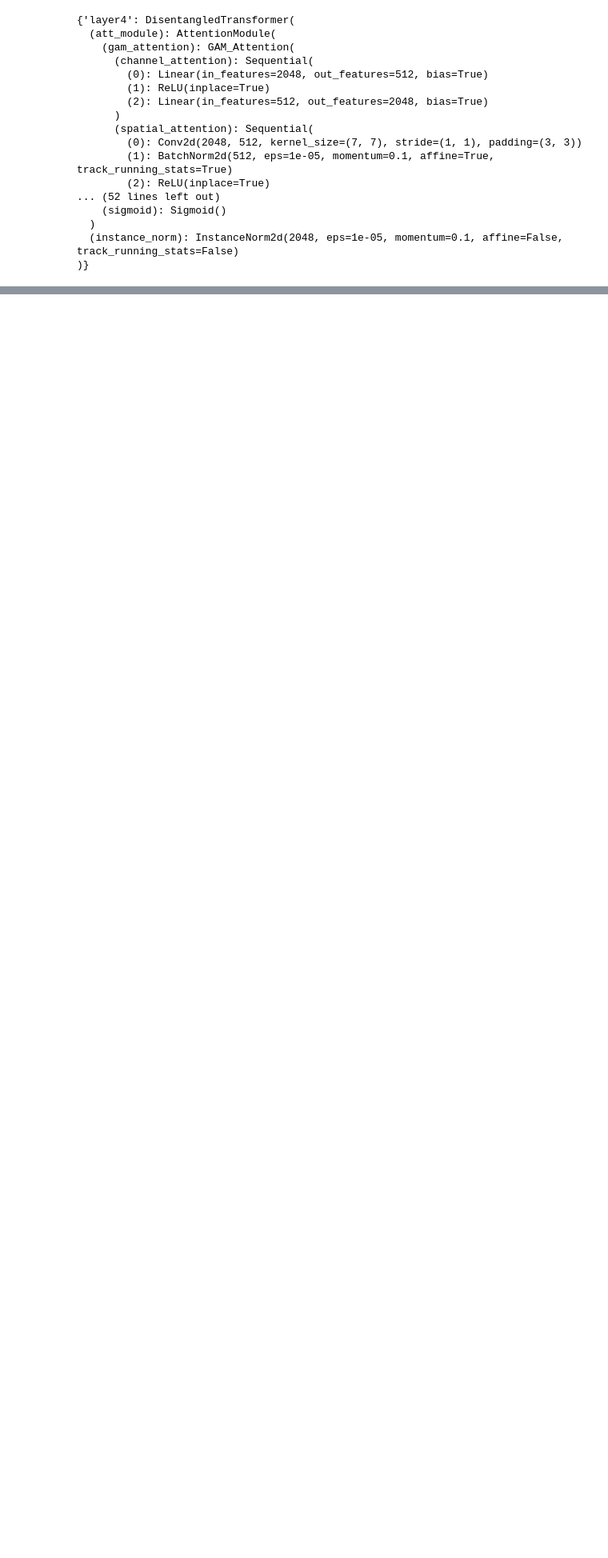
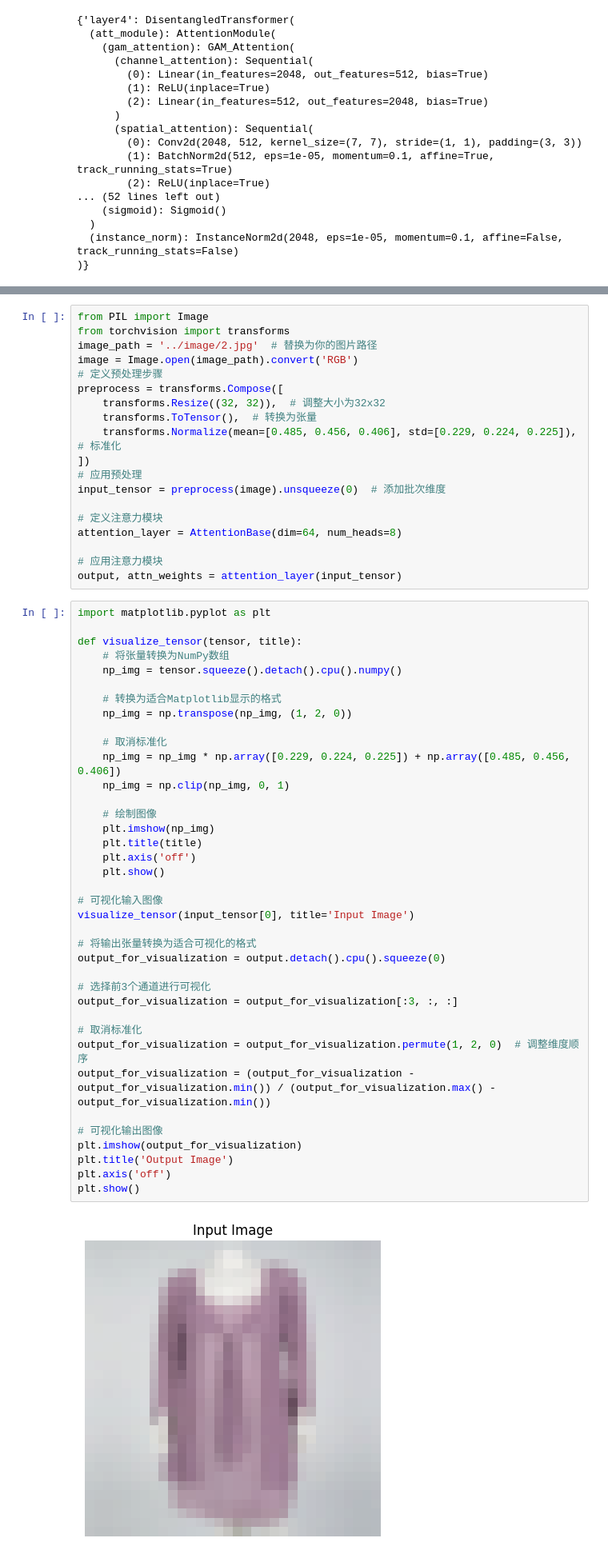
Before and after one commit to Nate-yu/MUR.pytorch, a Jupyter notebook: notebook/testModel.ipynb, the cells around one changed output, grey strips where cells are left out. Shown at 80% size. Cells and saved outputs as stored; diff of their text form; blank space fills up the shorter version.

```diff
--- a/notebook/testModel.ipynb
+++ b/notebook/testModel.ipynb
@@ -571,0 +482,59 @@ print(compositors)
+# %%
+from PIL import Image
+from torchvision import transforms
+image_path = '../image/2.jpg'  # 替换为你的图片路径
+image = Image.open(image_path).convert('RGB')
+# 定义预处理步骤
+preprocess = transforms.Compose([
+    transforms.Resize((32, 32)),  # 调整大小为32x32
+    transforms.ToTensor(),  # 转换为张量
+    transforms.Normalize(mean=[0.485, 0.456, 0.406], std=[0.229, 0.224, 0.225]),  # 标准化
+])
+# 应用预处理
+input_tensor = preprocess(image).unsqueeze(0)  # 添加批次维度
+
+# 定义注意力模块
+attention_layer = AttentionBase(dim=64, num_heads=8)
+
+# 应用注意力模块
+output, attn_weights = attention_layer(input_tensor)
+# %%
+import matplotlib.pyplot as plt
+
+def visualize_tensor(tensor, title):
+    # 将张量转换为NumPy数组
+    np_img = tensor.squeeze().detach().cpu().numpy()
+
+    # 转换为适合Matplotlib显示的格式
+    np_img = np.transpose(np_img, (1, 2, 0))
+
+    # 取消标准化
+    np_img = np_img * np.array([0.229, 0.224, 0.225]) + np.array([0.485, 0.456, 0.406])
+    np_img = np.clip(np_img, 0, 1)
+
+    # 绘制图像
+    plt.imshow(np_img)
+    plt.title(title)
+    plt.axis('off')
+    plt.show()
+
+# 可视化输入图像
+visualize_tensor(input_tensor[0], title='Input Image')
+
+# 将输出张量转换为适合可视化的格式
+output_for_visualization = output.detach().cpu().squeeze(0)
+
+# 选择前3个通道进行可视化
+output_for_visualization = output_for_visualization[:3, :, :]
+
+# 取消标准化
+output_for_visualization = output_for_visualization.permute(1, 2, 0)  # 调整维度顺序
+output_for_visualization = (output_for_visualization - output_for_visualization.min()) / (output_for_visualization.max() - output_for_visualization.min())
+
+# 可视化输出图像
+plt.imshow(output_for_visualization)
+plt.title('Output Image')
+plt.axis('off')
+plt.show()
+# %% [output]
+[figure, added]
```
Also changed, not shown: parts of 35 cells of this notebook, 1 other file.
